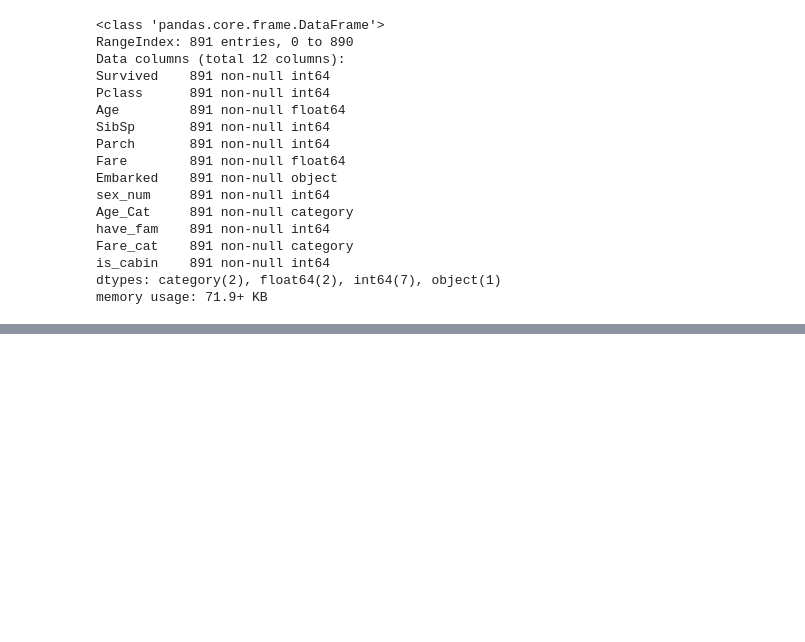
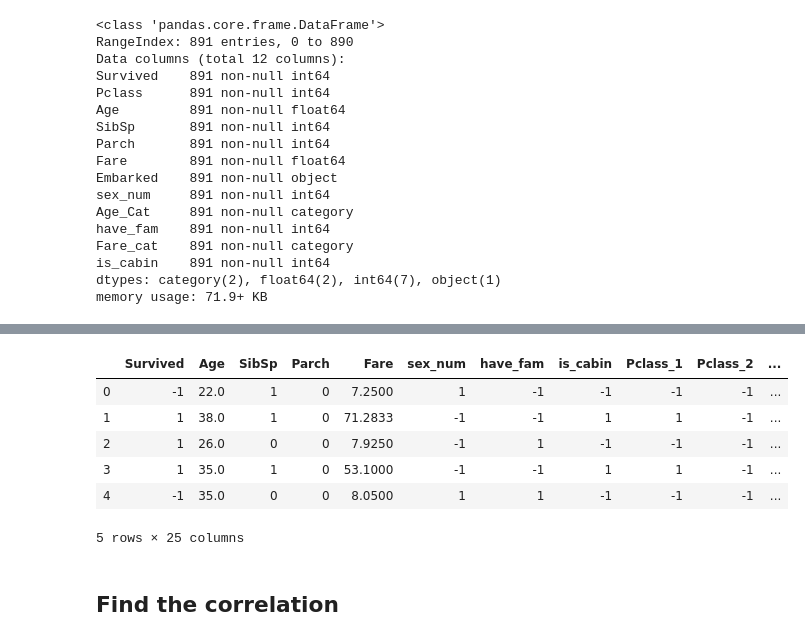
Before and after one commit to AjiNugroho/MachineLearning, a Jupyter notebook: titanic/titanic_disaster.ipynb, the cells around one changed output, grey strips where cells are left out. Drawn from its saved outputs; the diff is of its cells as text; code cells hidden in the pictures; blank space fills up the shorter version.

```diff
--- a/titanic/titanic_disaster.ipynb
+++ b/titanic/titanic_disaster.ipynb
@@ -382,0 +374,3 @@ dfdummy
+# %%
+#convert into one hot encoding
+data_titanic = pd.get_dummies(data=data_titanic,columns=['Pclass','Embarked','Age_Cat','Fare_cat'])
@@ -382,0 +397,41 @@ dfdummy
+# %%
+# mapping every one hot encoding, 1 as 1, and 0 as -1
+
+def Replacer(s):
+    if s == 0:
+        return -1
+    elif s==1:
+        return 1
+    else:
+        return s
+data_titanic['Pclass_1']=data_titanic['Pclass_1'].apply(Replacer)
+data_titanic['Pclass_2']=data_titanic['Pclass_2'].apply(Replacer)
+data_titanic['Pclass_3']=data_titanic['Pclass_3'].apply(Replacer)
+data_titanic['Embarked_C']=data_titanic['Embarked_C'].apply(Replacer)
+data_titanic['Embarked_Q']=data_titanic['Embarked_Q'].apply(Replacer)
+data_titanic['Embarked_S']=data_titanic['Embarked_S'].apply(Replacer)
+data_titanic['Age_Cat_kid']=data_titanic['Age_Cat_kid'].apply(Replacer)
+data_titanic['Age_Cat_teen']=data_titanic['Age_Cat_teen'].apply(Replacer)
+data_titanic['Age_Cat_prod_1']=data_titanic['Age_Cat_prod_1'].apply(Replacer)
+data_titanic['Age_Cat_prod_2']=data_titanic['Age_Cat_prod_2'].apply(Replacer)
+data_titanic['Age_Cat_retirement']=data_titanic['Age_Cat_retirement'].apply(Replacer)
+data_titanic['Age_Cat_old']=data_titanic['Age_Cat_old'].apply(Replacer)
+data_titanic['Fare_cat_cheapest']=data_titanic['Fare_cat_cheapest'].apply(Replacer)
+data_titanic['Fare_cat_normal']=data_titanic['Fare_cat_normal'].apply(Replacer)
+data_titanic['Fare_cat_medium']=data_titanic['Fare_cat_medium'].apply(Replacer)
+data_titanic['Fare_cat_high']=data_titanic['Fare_cat_high'].apply(Replacer)
+data_titanic['Fare_cat_expensive']=data_titanic['Fare_cat_expensive'].apply(Replacer)
+# %%
+data_titanic['Survived']=data_titanic['Survived'].apply(Replacer)
+# %%
+data_titanic.head()
+# %% [output]
+|  | Survived | Age | SibSp | Parch | Fare | sex_num | have_fam | is_cabin | Pclass_1 | Pclass_2 | ... |
+| 0 | -1 | 22.0 | 1 | 0 | 7.2500 | 1 | -1 | -1 | -1 | -1 | ... |
+| 1 | 1 | 38.0 | 1 | 0 | 71.2833 | -1 | -1 | 1 | 1 | -1 | ... |
+| 2 | 1 | 26.0 | 0 | 0 | 7.9250 | -1 | 1 | -1 | -1 | -1 | ... |
+| 3 | 1 | 35.0 | 1 | 0 | 53.1000 | -1 | -1 | 1 | 1 | -1 | ... |
+| 4 | -1 | 35.0 | 0 | 0 | 8.0500 | 1 | 1 | -1 | -1 | -1 | ... |
+5 rows × 25 columns
+# %% [markdown]
+## Find the correlation
```
Also changed, not shown: parts of 34 cells of this notebook.
